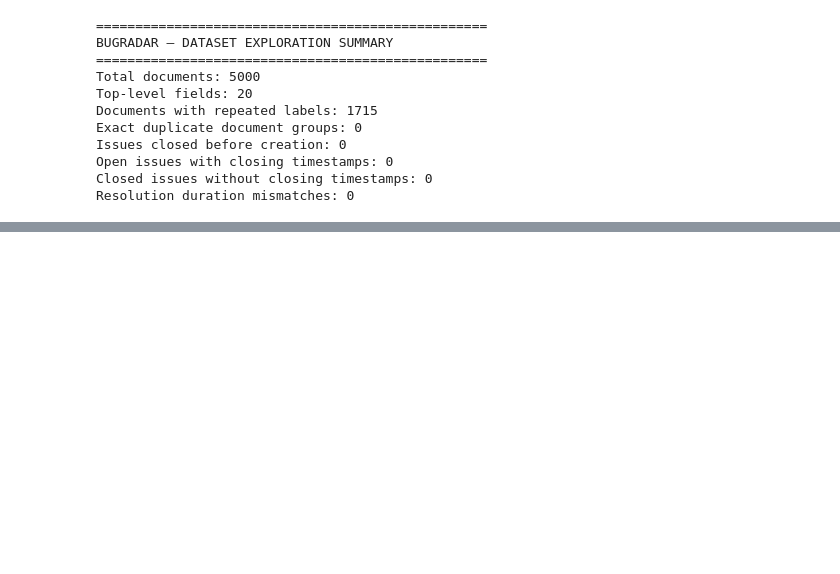
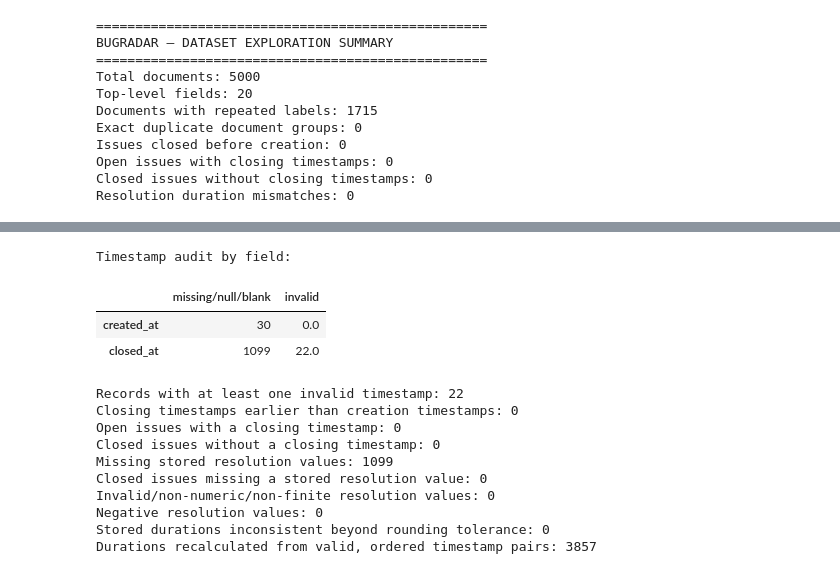
Before and after one commit to M-anvi/BugRadar, a Jupyter notebook: BugRadar.ipynb, the cells around one changed output, grey strips where cells are left out. Cells and saved outputs as stored; diff of their text form; code cells hidden in the pictures; blank space fills up the shorter version.

```diff
--- a/BugRadar.ipynb
+++ b/BugRadar.ipynb
@@ -669,0 +1432,76 @@ Resolution duration mismatches: 0
+# %%
+
+# 3.11: Display timestamp and resolution-time validation results
+
+print("Timestamp audit by field:")
+preprocessing_display(
+    preprocessing_pd.DataFrame.from_dict(
+        preprocessing_timestamp_counts,
+        orient='index'
+    ).fillna(0)
+)
+
+print(
+    "Records with at least one invalid timestamp:",
+    len(preprocessing_invalid_timestamp_records)
+)
+
+print(
+    "Closing timestamps earlier than creation timestamps:",
+    preprocessing_closed_before_created
+)
+
+print(
+    "Open issues with a closing timestamp:",
+    preprocessing_open_with_close
+)
+
+print(
+    "Closed issues without a closing timestamp:",
+    preprocessing_closed_without_close
+)
+
+print(
+    "Missing stored resolution values:",
+    preprocessing_missing_resolution_count
+)
+
+print(
+    "Closed issues missing a stored resolution value:",
+    preprocessing_closed_missing_resolution_count
+)
+
+print(
+    "Invalid/non-numeric/non-finite resolution values:",
+    preprocessing_invalid_resolution_count
+)
+
+print(
+    "Negative resolution values:",
+    preprocessing_negative_resolution_count
+)
+
+print(
+    "Stored durations inconsistent beyond rounding tolerance:",
+    preprocessing_resolution_mismatch_count
+)
+
+print(
+    "Durations recalculated from valid, ordered timestamp pairs:",
+    preprocessing_duration_recalculated_count
+)
+# %% [output]
+Timestamp audit by field:
+|  | missing/null/blank | invalid |
+| created_at | 30 | 0.0 |
+| closed_at | 1099 | 22.0 |
+Records with at least one invalid timestamp: 22
+Closing timestamps earlier than creation timestamps: 0
+Open issues with a closing timestamp: 0
+Closed issues without a closing timestamp: 0
+Missing stored resolution values: 1099
+Closed issues missing a stored resolution value: 0
+Invalid/non-numeric/non-finite resolution values: 0
+Negative resolution values: 0
+Stored durations inconsistent beyond rounding tolerance: 0
+Durations recalculated from valid, ordered timestamp pairs: 3857
```
Also changed, not shown: parts of 17 cells of this notebook, 1 other file.
